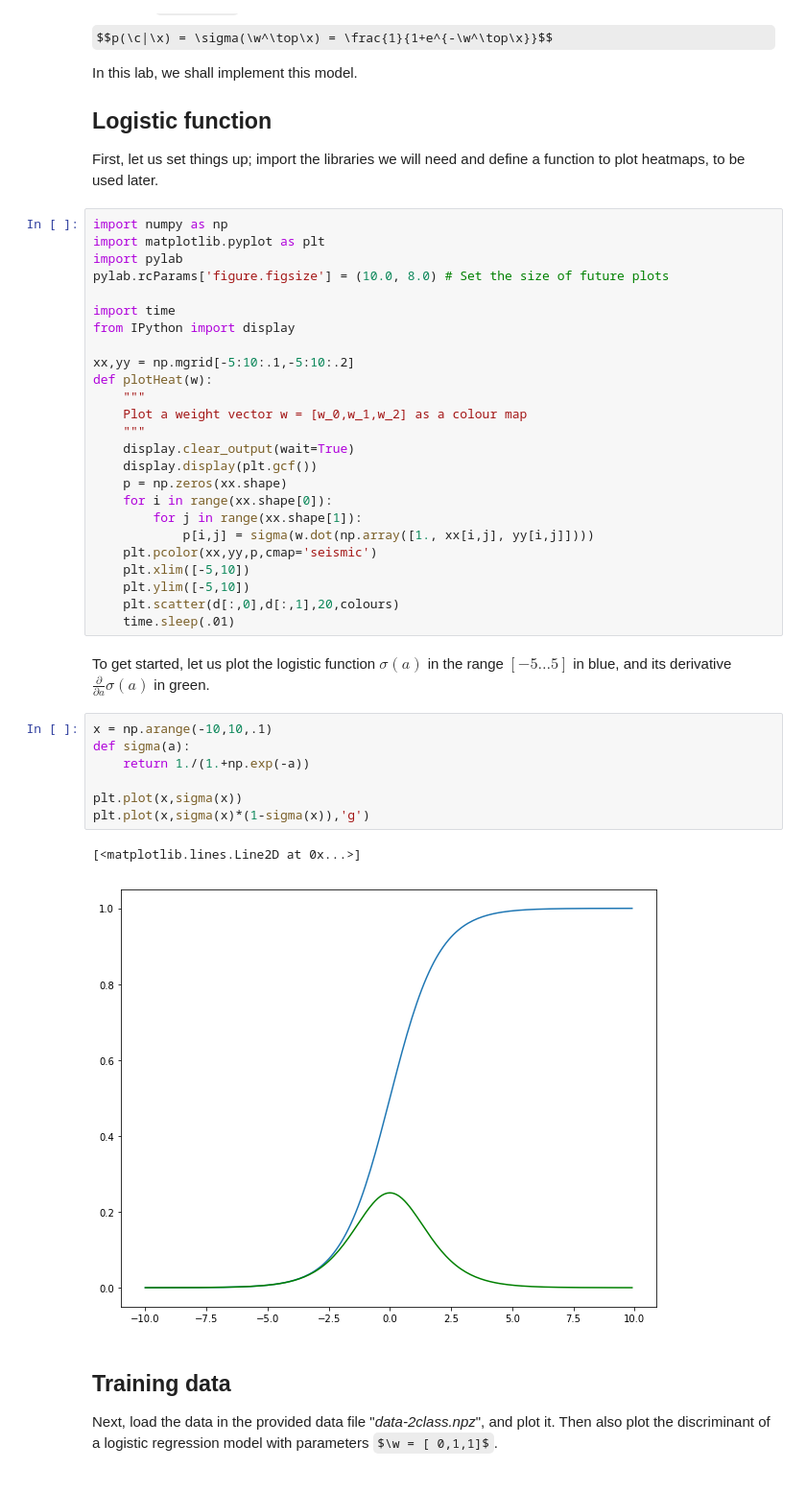
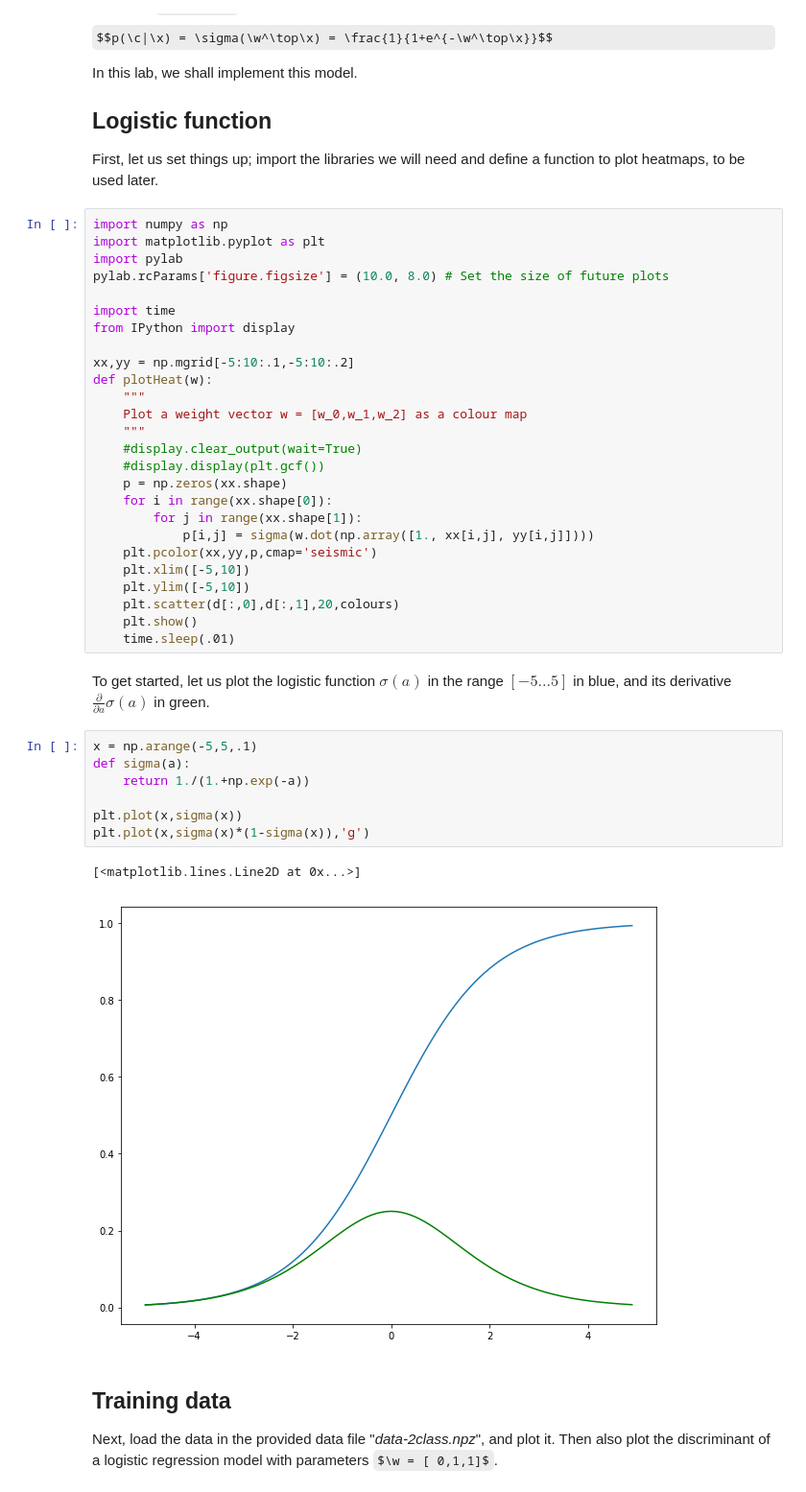
Before and after one commit to thibaultdouzon/Basic-Machine-Learning, a Jupyter notebook: LAB_2/Lab 2 - Logistic Regression - Handout.ipynb, the cells around one changed output. Shown at 96% size. Drawn from its saved outputs; the diff is of its cells as text; some formulas as TeX source.

```diff
--- a/LAB_2/Lab 2 - Logistic Regression - Handout.ipynb
+++ b/LAB_2/Lab 2 - Logistic Regression - Handout.ipynb
@@ -34,8 +34,8 @@ def plotHeat(w):
     """
     Plot a weight vector w = [w_0,w_1,w_2] as a colour map
     """
-    display.clear_output(wait=True)
-    display.display(plt.gcf())
+    #display.clear_output(wait=True)
+    #display.display(plt.gcf())
     p = np.zeros(xx.shape)
     for i in range(xx.shape[0]):
         for j in range(xx.shape[1]):
@@ -44,19 +44,20 @@ def plotHeat(w):
     plt.xlim([-5,10])
     plt.ylim([-5,10])
     plt.scatter(d[:,0],d[:,1],20,colours)
+    plt.show()
     time.sleep(.01)
 # %% [markdown]
 To get started, let us plot the logistic function $\sigma(a)$ in the range $[-5\dots 5]$ in blue, and its derivative $\frac{\partial}{\partial a} \sigma(a)$ in green.
 # %%
-x = np.arange(-10,10,.1)
+x = np.arange(-5,5,.1)
 def sigma(a):
     return 1./(1.+np.exp(-a))
 
 plt.plot(x,sigma(x))
 plt.plot(x,sigma(x)*(1-sigma(x)),'g')
 # %% [output]
 [<matplotlib.lines.Line2D at 0x...>]
-[figure, old version]
+[figure, new version]
 # %% [markdown]
 ## Training data
 
```
Also changed, not shown: parts of 9 cells of this notebook.
